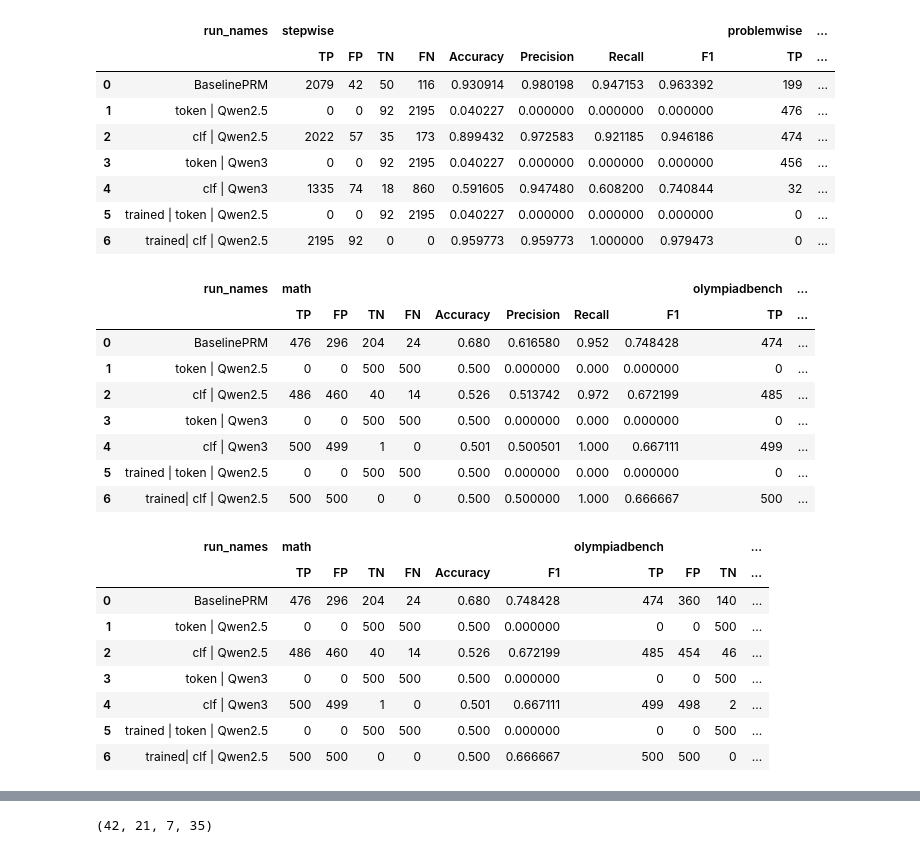
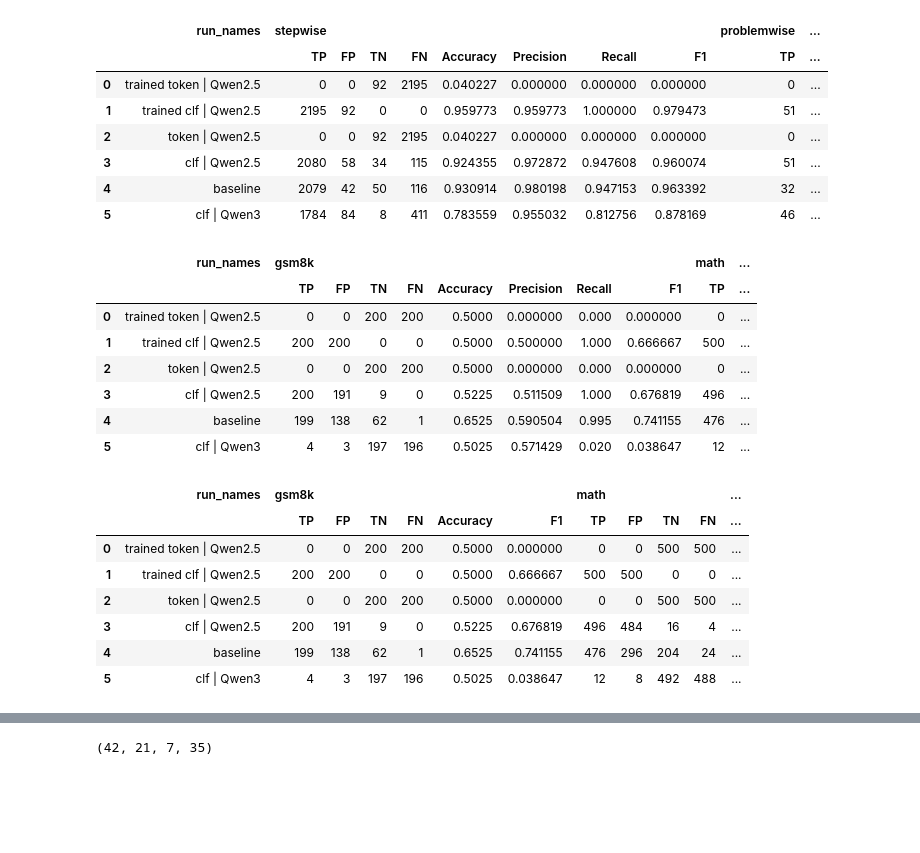
Before and after one commit to FrozenWolf-Cyber/Math-PRM, a Jupyter notebook: prm800k_analysis.ipynb, the cells around one changed output, grey strips where cells are left out. Saved outputs shown, nothing was run; the diff lists cells and outputs as text; code cells hidden in the pictures; blank space fills up the shorter version.

```diff
--- a/prm800k_analysis.ipynb
+++ b/prm800k_analysis.ipynb
@@ -11,7 +11,7 @@ pd.set_option('display.width', 0)  # auto-adjust to screen size
 from IPython.display import display
 # %%
 import re
-path = "/home/frozenwolf/Desktop/log.txt"
+path = "/home/frozenwolf/Desktop/log_new.txt"
 run_names_manual = ['BaselinePRM', 'token | Qwen2.5', 'clf | Qwen2.5', 'token | Qwen3', 'clf | Qwen3', 'trained | token | Qwen2.5', 'trained| clf | Qwen2.5']
 
 import re
@@ -36,7 +36,8 @@ prm_stepwise_accuracies = re.findall(
     r"Step-wise Metrics:\s*\{[^}]*?'Accuracy':\s*([0-9.]+)", log_text
 )
 prm_problemwise_accuracies = re.findall(
-    r"Problem-wise Metrics:\s*\{[^}]*?'Accuracy':\s*([0-9.]+)", log_text
+    r"Step-wise Metrics: \{[^}]*?\}\s*Problem-wise Metrics:\s*\{[^}]*?'Accuracy':\s*([0-9.]+)",
+    log_text
 )
 
 # 4. Extract all AIME entries (model_path, dataset, score)
@@ -73,7 +74,7 @@ def chunked(iterable, size):
 
 # --- Grouped Entries ---
 aime_groups = chunked(aime_entries, 6)
-processbench_groups = chunked(processbench_entries, 3)
+processbench_groups = chunked(processbench_entries, 4)
 prm_stepwise = prm_stepwise_accuracies
 prm_problemwise = prm_problemwise_accuracies
 
@@ -104,7 +105,9 @@ for i in range(num_rows):
     table_rows.append(row)
 
 df = pd.DataFrame(table_rows)
-df.insert(0, "run name",run_names_manual)
+run_names[0] = "trained token | Qwen2.5"
+run_names[1] = "trained clf | Qwen2.5"
+df.insert(0, "run name",run_names)
 df
 # %% [output]
 |  | run name | AIME-test2025-I-o4-mini | AIME-test2025-I-gemini | AIME-test2025-I-o4-mini-8-diverse | AIME-test2025-II-o4-mini | ... |
@@ -127,7 +142,7 @@ for group in aime_groups:
     aime_data.append(row)
 
 df_aime = pd.DataFrame(aime_data)
-df_aime.insert(0, 'run_names', run_names_manual)
+df_aime.insert(0, 'run_names', run_names)
 print("== AIME Table ==")
 df_aime
 # %% [output]
@@ -146,9 +226,9 @@ prm_stepwise_full = re.findall(
     r"Step-wise Metrics:\s*\{([^}]+)\}", log_text
 )
 prm_problemwise_full = re.findall(
-    r"Problem-wise Metrics:\s*\{([^}]+)\}", log_text
+    r"Step-wise Metrics:\s*\{[^}]*?\}\s*Problem-wise Metrics:\s*\{([^}]*)\}",
+    log_text
 )
-
 # Extract all full ProcessBench metrics
 processbench_full = re.findall(
     r"Dataset:\s*(\w+).*?Problem-wise Metrics:\s*\{([^}]+)\}",
@@ -186,18 +266,17 @@ df_prm_full = pd.DataFrame(prm_rows)
 df_prm_full.columns = pd.MultiIndex.from_tuples(df_prm_full.columns)
 df_prm_full
 
-df_prm_full.insert(0, 'run_names', run_names_manual)
+df_prm_full.insert(0, 'run_names', run_names)
 df_prm_full
 # %% [output]
 |  | run_names | stepwise |  |  |  |  |  |  |  | problemwise | ... |
 |  |  | TP | FP | TN | FN | Accuracy | Precision | Recall | F1 | TP | ... |
-| 0 | BaselinePRM | 2079 | 42 | 50 | 116 | 0.930914 | 0.980198 | 0.947153 | 0.963392 | 199 | ... |
-| 1 | token | Qwen2.5 | 0 | 0 | 92 | 2195 | 0.040227 | 0.000000 | 0.000000 | 0.000000 | 476 | ... |
-| 2 | clf | Qwen2.5 | 2022 | 57 | 35 | 173 | 0.899432 | 0.972583 | 0.921185 | 0.946186 | 474 | ... |
-| 3 | token | Qwen3 | 0 | 0 | 92 | 2195 | 0.040227 | 0.000000 | 0.000000 | 0.000000 | 456 | ... |
-| 4 | clf | Qwen3 | 1335 | 74 | 18 | 860 | 0.591605 | 0.947480 | 0.608200 | 0.740844 | 32 | ... |
-| 5 | trained | token | Qwen2.5 | 0 | 0 | 92 | 2195 | 0.040227 | 0.000000 | 0.000000 | 0.000000 | 0 | ... |
-| 6 | trained| clf | Qwen2.5 | 2195 | 92 | 0 | 0 | 0.959773 | 0.959773 | 1.000000 | 0.979473 | 0 | ... |
+| 0 | trained token | Qwen2.5 | 0 | 0 | 92 | 2195 | 0.040227 | 0.000000 | 0.000000 | 0.000000 | 0 | ... |
+| 1 | trained clf | Qwen2.5 | 2195 | 92 | 0 | 0 | 0.959773 | 0.959773 | 1.000000 | 0.979473 | 51 | ... |
+| 2 | token | Qwen2.5 | 0 | 0 | 92 | 2195 | 0.040227 | 0.000000 | 0.000000 | 0.000000 | 0 | ... |
+| 3 | clf | Qwen2.5 | 2080 | 58 | 34 | 115 | 0.924355 | 0.972872 | 0.947608 | 0.960074 | 51 | ... |
+| 4 | baseline | 2079 | 42 | 50 | 116 | 0.930914 | 0.980198 | 0.947153 | 0.963392 | 32 | ... |
+| 5 | clf | Qwen3 | 1784 | 84 | 8 | 411 | 0.783559 | 0.955032 | 0.812756 | 0.878169 | 46 | ... |
 # %%
 # Multi-indexed DataFrame: ProcessBench
 pb_rows = []
@@ -213,58 +292,58 @@ df_processbench_full = pd.DataFrame(pb_rows)
 df_processbench_full.columns = pd.MultiIndex.from_tuples(df_processbench_full.columns)
 
 
-df_processbench_full.insert(0, 'run_names', run_names_manual)
+df_processbench_full.insert(0, 'run_names', run_names)
 df_processbench_full
 # %% [output]
-|  | run_names | math |  |  |  |  |  |  |  | olympiadbench | ... |
+|  | run_names | gsm8k |  |  |  |  |  |  |  | math | ... |
 |  |  | TP | FP | TN | FN | Accuracy | Precision | Recall | F1 | TP | ... |
-| 0 | BaselinePRM | 476 | 296 | 204 | 24 | 0.680 | 0.616580 | 0.952 | 0.748428 | 474 | ... |
-| 1 | token | Qwen2.5 | 0 | 0 | 500 | 500 | 0.500 | 0.000000 | 0.000 | 0.000000 | 0 | ... |
-| 2 | clf | Qwen2.5 | 486 | 460 | 40 | 14 | 0.526 | 0.513742 | 0.972 | 0.672199 | 485 | ... |
-| 3 | token | Qwen3 | 0 | 0 | 500 | 500 | 0.500 | 0.000000 | 0.000 | 0.000000 | 0 | ... |
-| 4 | clf | Qwen3 | 500 | 499 | 1 | 0 | 0.501 | 0.500501 | 1.000 | 0.667111 | 499 | ... |
-| 5 | trained | token | Qwen2.5 | 0 | 0 | 500 | 500 | 0.500 | 0.000000 | 0.000 | 0.000000 | 0 | ... |
-| 6 | trained| clf | Qwen2.5 | 500 | 500 | 0 | 0 | 0.500 | 0.500000 | 1.000 | 0.666667 | 500 | ... |
+| 0 | trained token | Qwen2.5 | 0 | 0 | 200 | 200 | 0.5000 | 0.000000 | 0.000 | 0.000000 | 0 | ... |
+| 1 | trained clf | Qwen2.5 | 200 | 200 | 0 | 0 | 0.5000 | 0.500000 | 1.000 | 0.666667 | 500 | ... |
+| 2 | token | Qwen2.5 | 0 | 0 | 200 | 200 | 0.5000 | 0.000000 | 0.000 | 0.000000 | 0 | ... |
+| 3 | clf | Qwen2.5 | 200 | 191 | 9 | 0 | 0.5225 | 0.511509 | 1.000 | 0.676819 | 496 | ... |
+| 4 | baseline | 199 | 138 | 62 | 1 | 0.6525 | 0.590504 | 0.995 | 0.741155 | 476 | ... |
+| 5 | clf | Qwen3 | 4 | 3 | 197 | 196 | 0.5025 | 0.571429 | 0.020 | 0.038647 | 12 | ... |
 # %%
 all_metrics = [
     "TP",         # True Positives
     "FP",         # False Positives
     "TN",         # True Negatives
     "FN",         # False Negatives
     "Accuracy",   # Overall accuracy
     "Precision",  # Precision = TP / (TP + FP)
     "Recall",     # Recall = TP / (TP + FN)
     "F1"          # Harmonic mean of Precision and Recall
 ]
 
 # Pick metrics to show
 selected_metrics = [
     "TP",         # True Positives
     "FP",         # False Positives
     "TN",         # True Negatives
     "FN",         # False Negatives
     "Accuracy",   # Overall accuracy
     "F1"          # Harmonic mean of Precision and Recall
 ]
 
 
 
 # Filter ProcessBench table
 filtered_processbench = df_processbench_full.loc[:, df_processbench_full.columns.get_level_values(1).isin(selected_metrics)]
 
-filtered_processbench.insert(0, 'run_names', run_names_manual)
+
+
+filtered_processbench.insert(0, 'run_names', run_names)
 
 filtered_processbench
 # %% [output]
-|  | run_names | math |  |  |  |  |  | olympiadbench |  |  | ... |
-|  |  | TP | FP | TN | FN | Accuracy | F1 | TP | FP | TN | ... |
-| 0 | BaselinePRM | 476 | 296 | 204 | 24 | 0.680 | 0.748428 | 474 | 360 | 140 | ... |
-| 1 | token | Qwen2.5 | 0 | 0 | 500 | 500 | 0.500 | 0.000000 | 0 | 0 | 500 | ... |
-| 2 | clf | Qwen2.5 | 486 | 460 | 40 | 14 | 0.526 | 0.672199 | 485 | 454 | 46 | ... |
-| 3 | token | Qwen3 | 0 | 0 | 500 | 500 | 0.500 | 0.000000 | 0 | 0 | 500 | ... |
-| 4 | clf | Qwen3 | 500 | 499 | 1 | 0 | 0.501 | 0.667111 | 499 | 498 | 2 | ... |
-| 5 | trained | token | Qwen2.5 | 0 | 0 | 500 | 500 | 0.500 | 0.000000 | 0 | 0 | 500 | ... |
-| 6 | trained| clf | Qwen2.5 | 500 | 500 | 0 | 0 | 0.500 | 0.666667 | 500 | 500 | 0 | ... |
+|  | run_names | gsm8k |  |  |  |  |  | math |  |  |  | ... |
+|  |  | TP | FP | TN | FN | Accuracy | F1 | TP | FP | TN | FN | ... |
+| 0 | trained token | Qwen2.5 | 0 | 0 | 200 | 200 | 0.5000 | 0.000000 | 0 | 0 | 500 | 500 | ... |
+| 1 | trained clf | Qwen2.5 | 200 | 200 | 0 | 0 | 0.5000 | 0.666667 | 500 | 500 | 0 | 0 | ... |
+| 2 | token | Qwen2.5 | 0 | 0 | 200 | 200 | 0.5000 | 0.000000 | 0 | 0 | 500 | 500 | ... |
+| 3 | clf | Qwen2.5 | 200 | 191 | 9 | 0 | 0.5225 | 0.676819 | 496 | 484 | 16 | 4 | ... |
+| 4 | baseline | 199 | 138 | 62 | 1 | 0.6525 | 0.741155 | 476 | 296 | 204 | 24 | ... |
+| 5 | clf | Qwen3 | 4 | 3 | 197 | 196 | 0.5025 | 0.038647 | 12 | 8 | 492 | 488 | ... |
 # %%
 from itertools import islice
 
```
Also changed, not shown: parts of 5 cells of this notebook, 2 other files.
